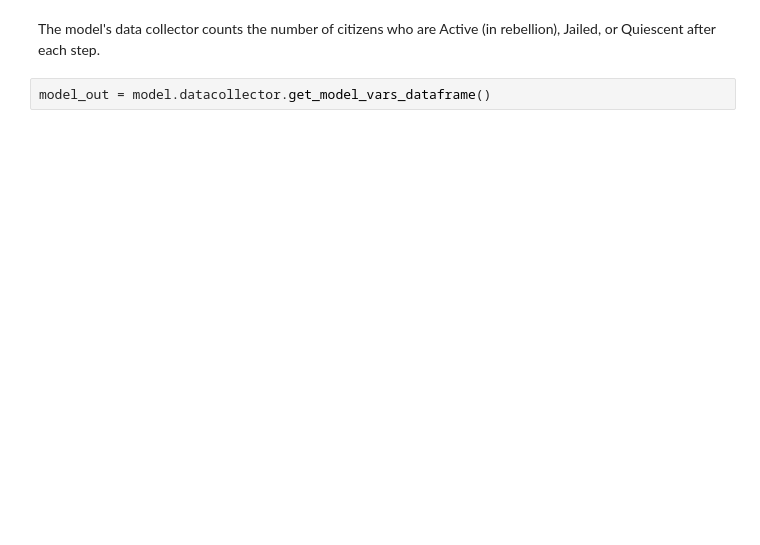
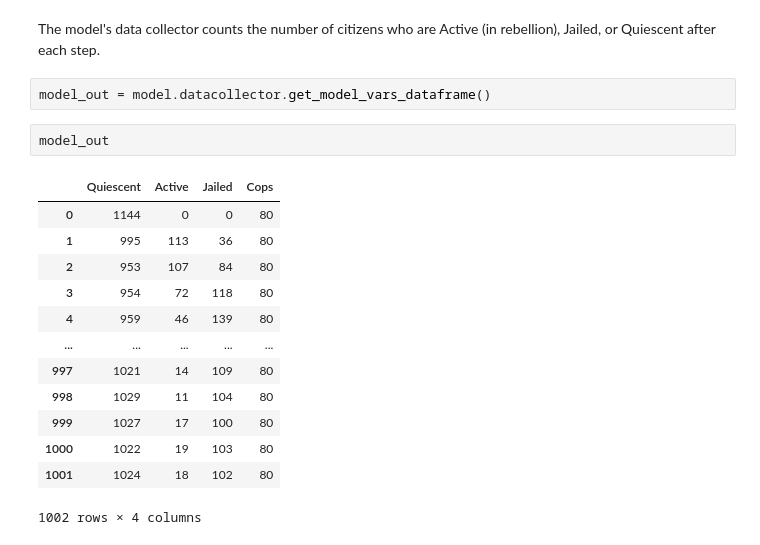
Before and after one commit to yehuihe/epstein_network_civil_violence, a Jupyter notebook: epstein_network_civil_violence.ipynb, the cells around one changed output. Saved outputs shown, nothing was run; the diff lists cells and outputs as text; blank space fills up the shorter version.

```diff
--- a/epstein_network_civil_violence.ipynb
+++ b/epstein_network_civil_violence.ipynb
@@ -19,6 +36,22 @@ model.run_model()
 The model's data collector counts the number of citizens who are Active (in rebellion), Jailed, or Quiescent after each step.
 # %%
 model_out = model.datacollector.get_model_vars_dataframe()
+# %%
+model_out
+# %% [output]
+|  | Quiescent | Active | Jailed | Cops |
+| 0 | 1144 | 0 | 0 | 80 |
+| 1 | 995 | 113 | 36 | 80 |
+| 2 | 953 | 107 | 84 | 80 |
+| 3 | 954 | 72 | 118 | 80 |
+| 4 | 959 | 46 | 139 | 80 |
+| ... | ... | ... | ... | ... |
+| 997 | 1021 | 14 | 109 | 80 |
+| 998 | 1029 | 11 | 104 | 80 |
+| 999 | 1027 | 17 | 100 | 80 |
+| 1000 | 1022 | 19 | 103 | 80 |
+| 1001 | 1024 | 18 | 102 | 80 |
+1002 rows × 4 columns
 # %%
 ax = model_out.plot()
 ax.set_title("Citizen Condition Over Time")
```
Also changed, not shown: parts of 4 cells of this notebook, 7 other files.
